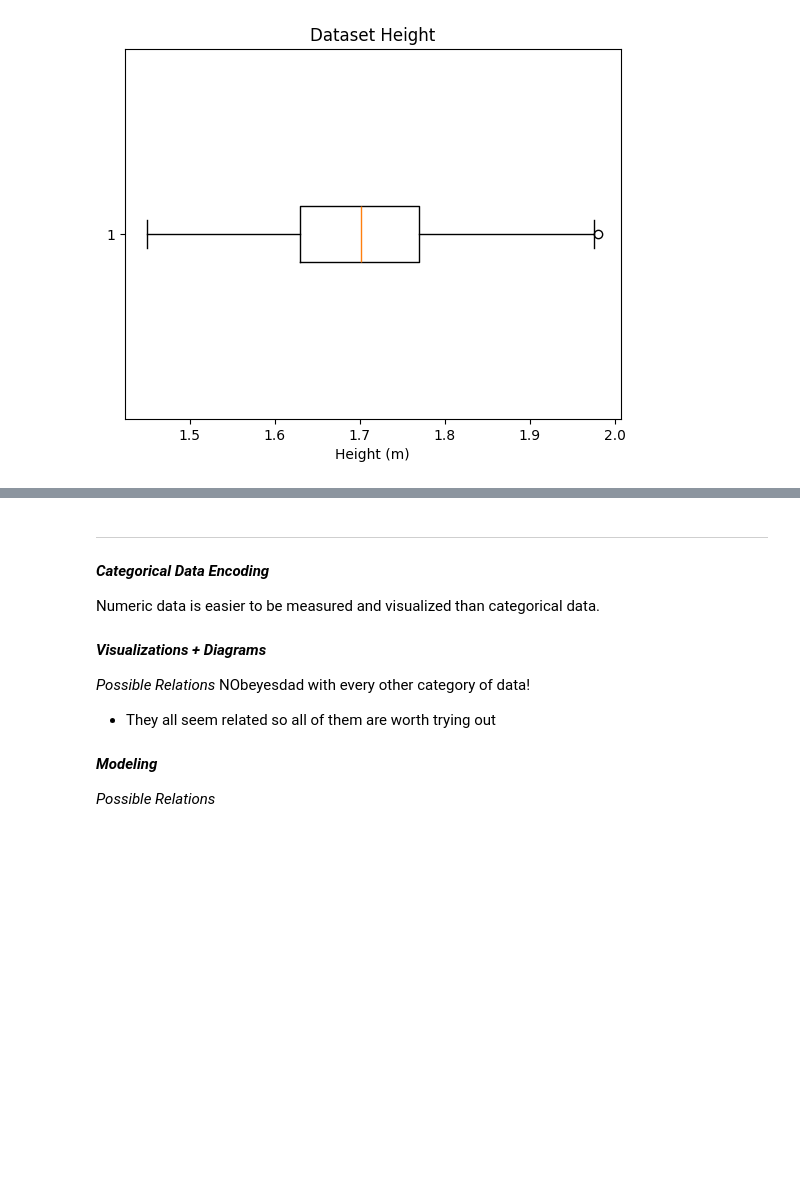
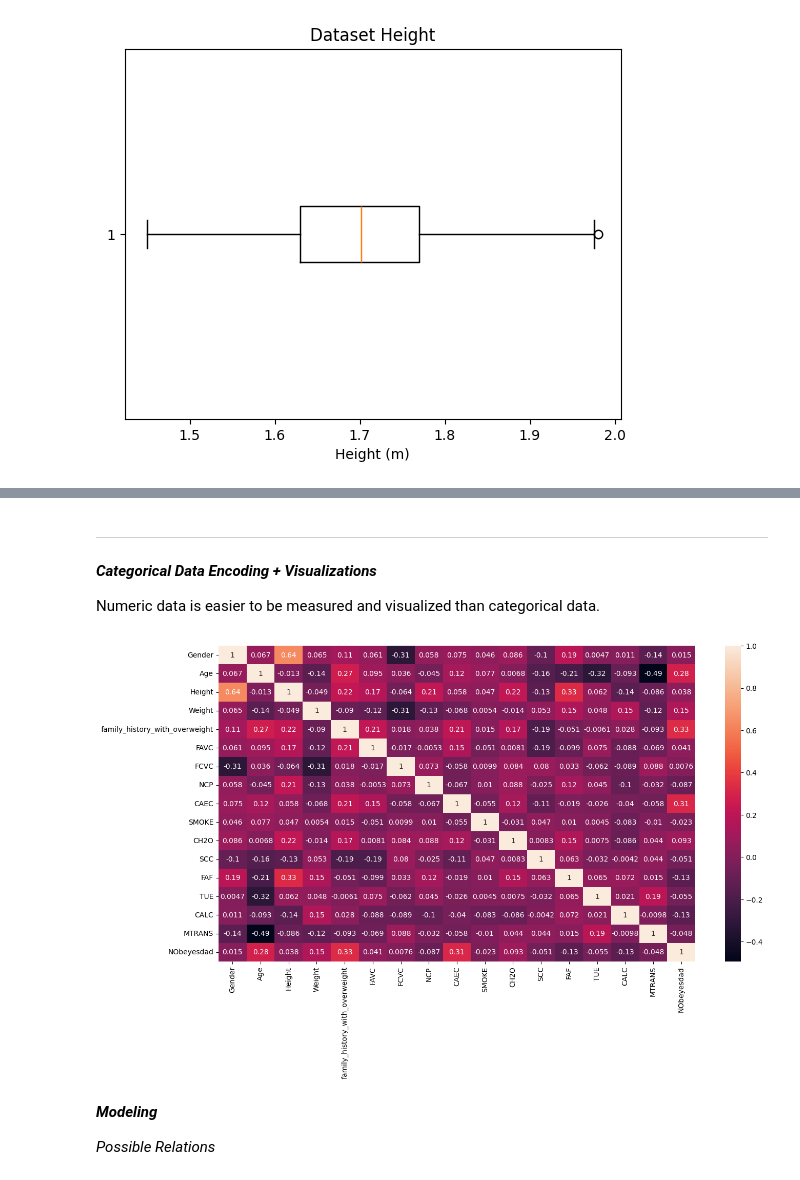
Before and after one commit to joliebao/TCS-Data-Science-Obesity, a Jupyter notebook: TCS_DataScience_Obesity.ipynb, the cells around one changed output, grey strips where cells are left out. Drawn from its saved outputs; the diff is of its cells as text; code cells hidden in the pictures; blank space fills up the shorter version.

```diff
--- a/TCS_DataScience_Obesity.ipynb
+++ b/TCS_DataScience_Obesity.ipynb
@@ -304,6 +262,6 @@ Name: Weight, Length: 2087, dtype: bool>
 ---
 
 
-***Categorical Data Encoding***
+***Categorical Data Encoding + Visualizations***
 
 Numeric data is easier to be measured and visualized than categorical data.
@@ -314,9 +268,19 @@ Numeric data is easier to be measured and visualized than categorical data.
-# %% [markdown]
-***Visualizations + Diagrams***
-
-*Possible Relations*
-NObeyesdad with every other category of data!
-- They all seem related so all of them are worth trying out
+# %%
+# Encoding columns to numeric values
+df_encoded = df.copy()
+le = LabelEncoder()
+
+for col in df_encoded.columns:
+  df_encoded[col] = le.fit_transform(df_encoded[col].astype(str))
+# %%
+corr = df_encoded.corr()
+plt.figure(figsize=(15, 8))
+sns.heatmap(corr, annot = True)
+plt.show()
+
+# Creating heatmap to show correlations among features
+# %% [output]
+[figure, added]
 # %%
 y = df['NObeyesdad']
 # %%
```
Also changed, not shown: parts of 12 cells of this notebook.
